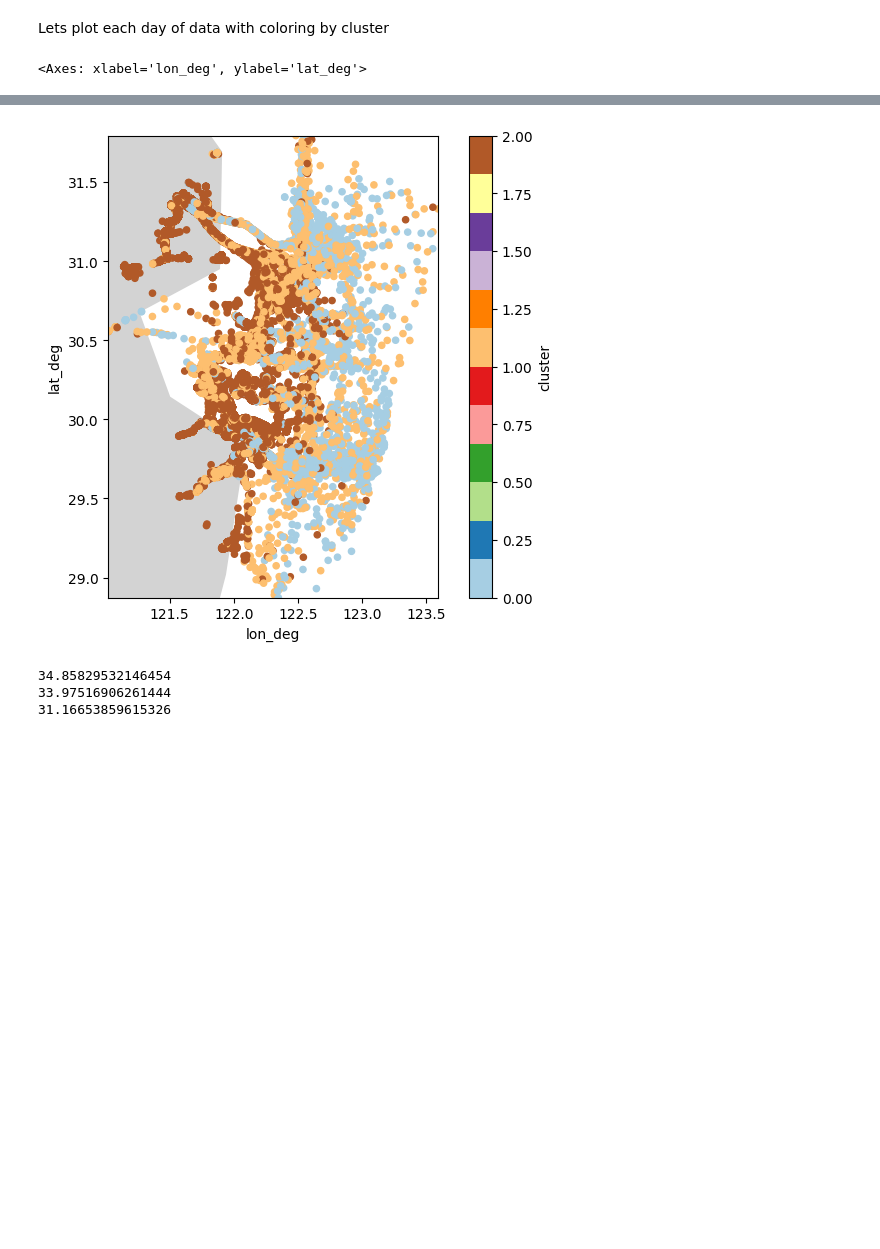
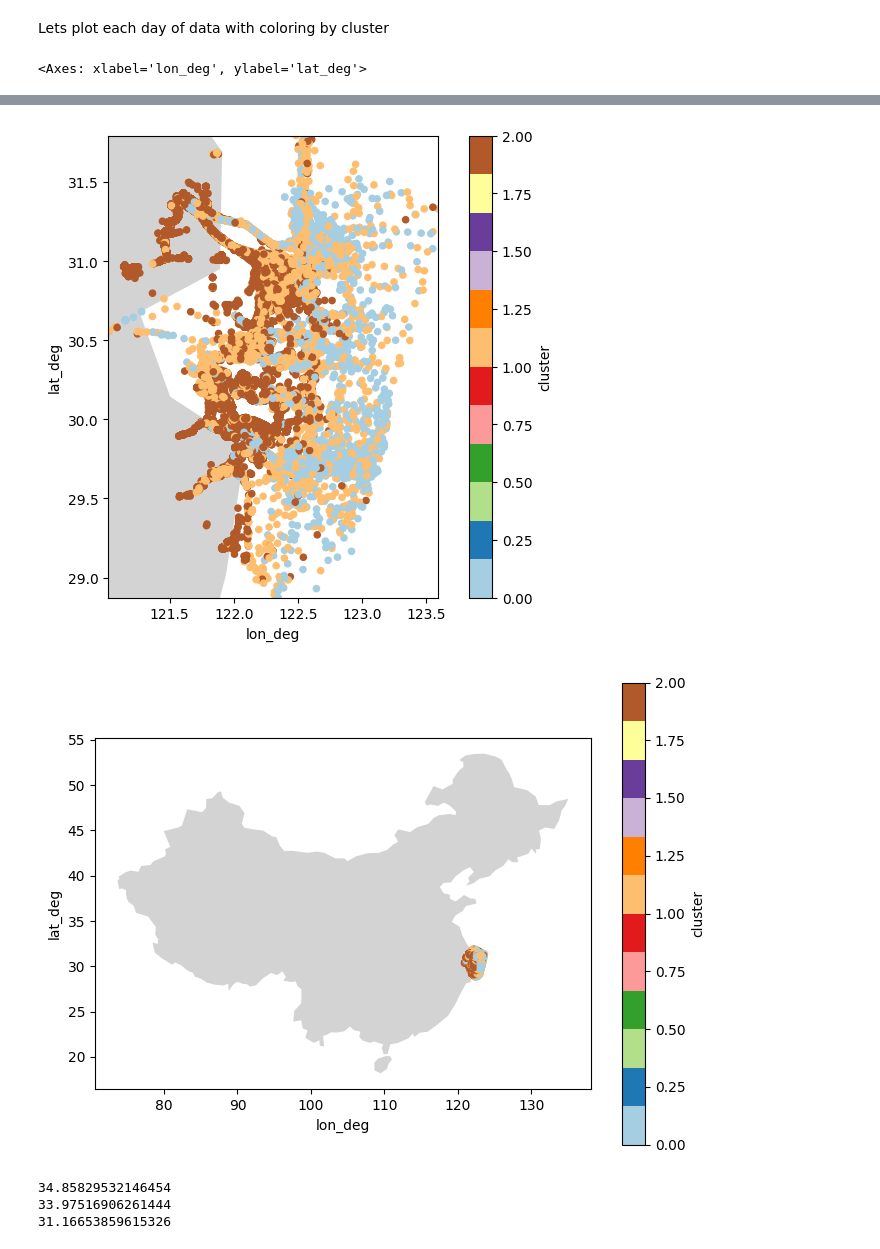
Before and after one commit to mechevarria/ais-orbital, a Jupyter notebook: notebook.ipynb, the cells around one changed output, grey strips where cells are left out. Drawn from its saved outputs; the diff is of its cells as text; code cells hidden in the pictures; blank space fills up the shorter version.

```diff
--- a/notebook.ipynb
+++ b/notebook.ipynb
@@ -187,31 +187,36 @@ Lets plot each day of data with coloring by cluster
 # %%
 countries = gpd.read_file(gpd.datasets.get_path("naturalearth_lowres"))
 
 fig, ax1 = plt.subplots(figsize=(8,6))
 fig, ax2 = plt.subplots(figsize=(8,6))
 fig, ax3 = plt.subplots(figsize=(8,6))
+fig, ax4 = plt.subplots(figsize=(8,6))
 china = countries[countries['name'] == 'China']
 
 china.plot(color='lightgrey', ax=ax1)
 china.plot(color='lightgrey', ax=ax2)
 china.plot(color='lightgrey', ax=ax3)
+china.plot(color='lightgrey', ax=ax4)
 
 ax1.set_xlim(df_one['lon_deg'].min(), df_one['lon_deg'].max())
 ax1.set_ylim(df_one['lat_deg'].min(), df_one['lat_deg'].max())
 df_one.plot(x='lon_deg', y='lat_deg', kind='scatter', c='cluster', colormap='Paired', ax=ax1)
 
 ax2.set_xlim(df_two['lon_deg'].min(), df_two['lon_deg'].max())
 ax2.set_ylim(df_two['lat_deg'].min(), df_two['lat_deg'].max())
 df_two.plot(x='lon_deg', y='lat_deg', kind='scatter', c='cluster', colormap='Paired', ax=ax2)
 
 ax3.set_xlim(df_three['lon_deg'].min(), df_three['lon_deg'].max())
 ax3.set_ylim(df_three['lat_deg'].min(), df_three['lat_deg'].max())
 df_three.plot(x='lon_deg', y='lat_deg', kind='scatter', c='cluster', colormap='Paired', ax=ax3)
+
+df_one.plot(x='lon_deg', y='lat_deg', kind='scatter', c='cluster', colormap='Paired', ax=ax4)
 # %% [output]
 <Axes: xlabel='lon_deg', ylabel='lat_deg'>
 [figure]
 [figure]
 [figure]
+[figure, added]
 # %%
 def my_fmt(x):
     print(x)
```
